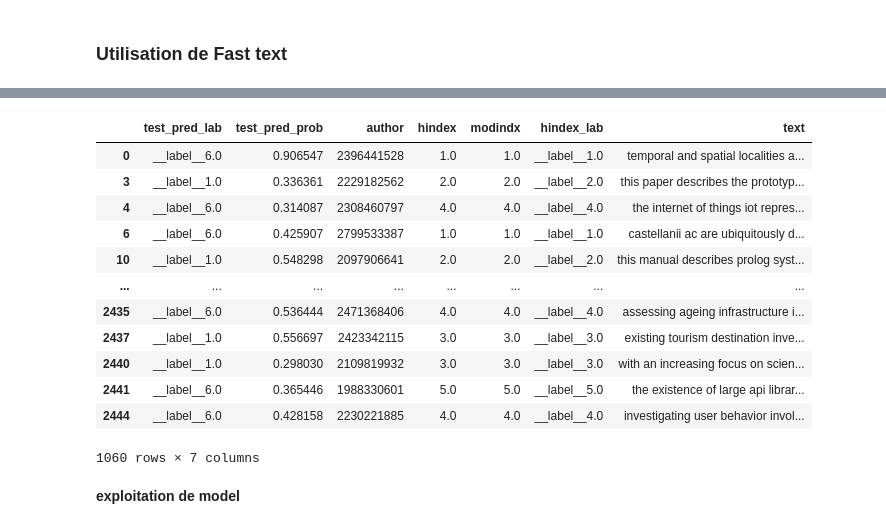
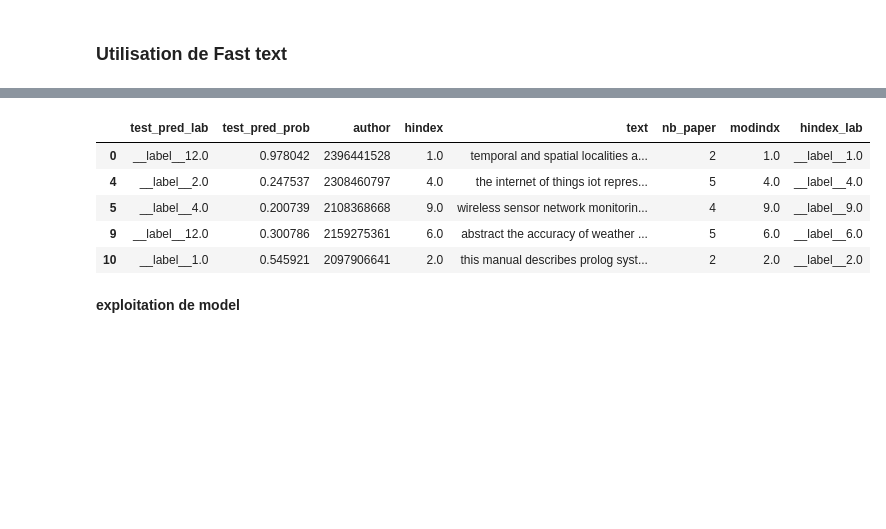
Before and after one commit to gostreap/h_index, a Jupyter notebook: src/prepro.ipynb, the cells around one changed output, grey strips where cells are left out. Cells and saved outputs as stored; diff of their text form; code cells hidden in the pictures; blank space fills up the shorter version.

```diff
--- a/src/prepro.ipynb
+++ b/src/prepro.ipynb
@@ -190,19 +156,13 @@ comp
 | 3 | loss | loss_name.softmax | loss_name.softmax |
-# %%
-general_comp(model1,test1)
-# %% [output]
-|  | test_pred_lab | test_pred_prob | author | hindex | modindx | hindex_lab | text |
-| 0 | __label__6.0 | 0.906547 | 2396441528 | 1.0 | 1.0 | __label__1.0 | temporal and spatial localities a... |
-| 3 | __label__1.0 | 0.336361 | 2229182562 | 2.0 | 2.0 | __label__2.0 | this paper describes the prototyp... |
-| 4 | __label__6.0 | 0.314087 | 2308460797 | 4.0 | 4.0 | __label__4.0 | the internet of things iot repres... |
-| 6 | __label__6.0 | 0.425907 | 2799533387 | 1.0 | 1.0 | __label__1.0 | castellanii ac are ubiquitously d... |
-| 10 | __label__1.0 | 0.548298 | 2097906641 | 2.0 | 2.0 | __label__2.0 | this manual describes prolog syst... |
-| ... | ... | ... | ... | ... | ... | ... | ... |
-| 2435 | __label__6.0 | 0.536444 | 2471368406 | 4.0 | 4.0 | __label__4.0 | assessing ageing infrastructure i... |
-| 2437 | __label__1.0 | 0.556697 | 2423342115 | 3.0 | 3.0 | __label__3.0 | existing tourism destination inve... |
-| 2440 | __label__1.0 | 0.298030 | 2109819932 | 3.0 | 3.0 | __label__3.0 | with an increasing focus on scien... |
-| 2441 | __label__6.0 | 0.365446 | 1988330601 | 5.0 | 5.0 | __label__5.0 | the existence of large api librar... |
-| 2444 | __label__6.0 | 0.428158 | 2230221885 | 4.0 | 4.0 | __label__4.0 | investigating user behavior invol... |
-1060 rows × 7 columns
+# %%
+comp =general_comp(model1,test1)
+comp.head()
+# %% [output]
+|  | test_pred_lab | test_pred_prob | author | hindex | text | nb_paper | modindx | hindex_lab |
+| 0 | __label__12.0 | 0.978042 | 2396441528 | 1.0 | temporal and spatial localities a... | 2 | 1.0 | __label__1.0 |
+| 4 | __label__2.0 | 0.247537 | 2308460797 | 4.0 | the internet of things iot repres... | 5 | 4.0 | __label__4.0 |
+| 5 | __label__4.0 | 0.200739 | 2108368668 | 9.0 | wireless sensor network monitorin... | 4 | 9.0 | __label__9.0 |
+| 9 | __label__12.0 | 0.300786 | 2159275361 | 6.0 | abstract the accuracy of weather ... | 5 | 6.0 | __label__6.0 |
+| 10 | __label__1.0 | 0.545921 | 2097906641 | 2.0 | this manual describes prolog syst... | 2 | 2.0 | __label__2.0 |
 # %% [markdown]
 **exploitation de model**
```
Also changed, not shown: parts of 40 cells of this notebook.
